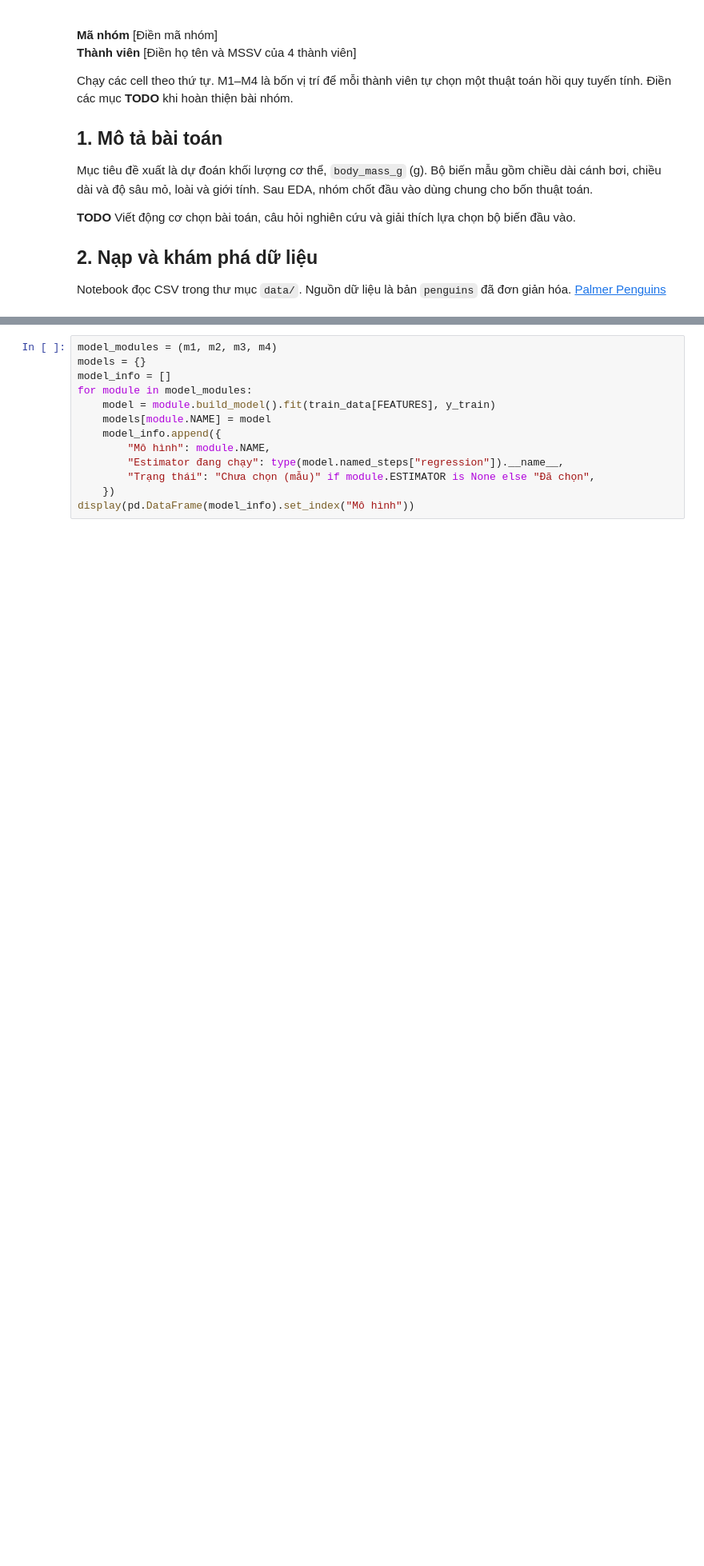
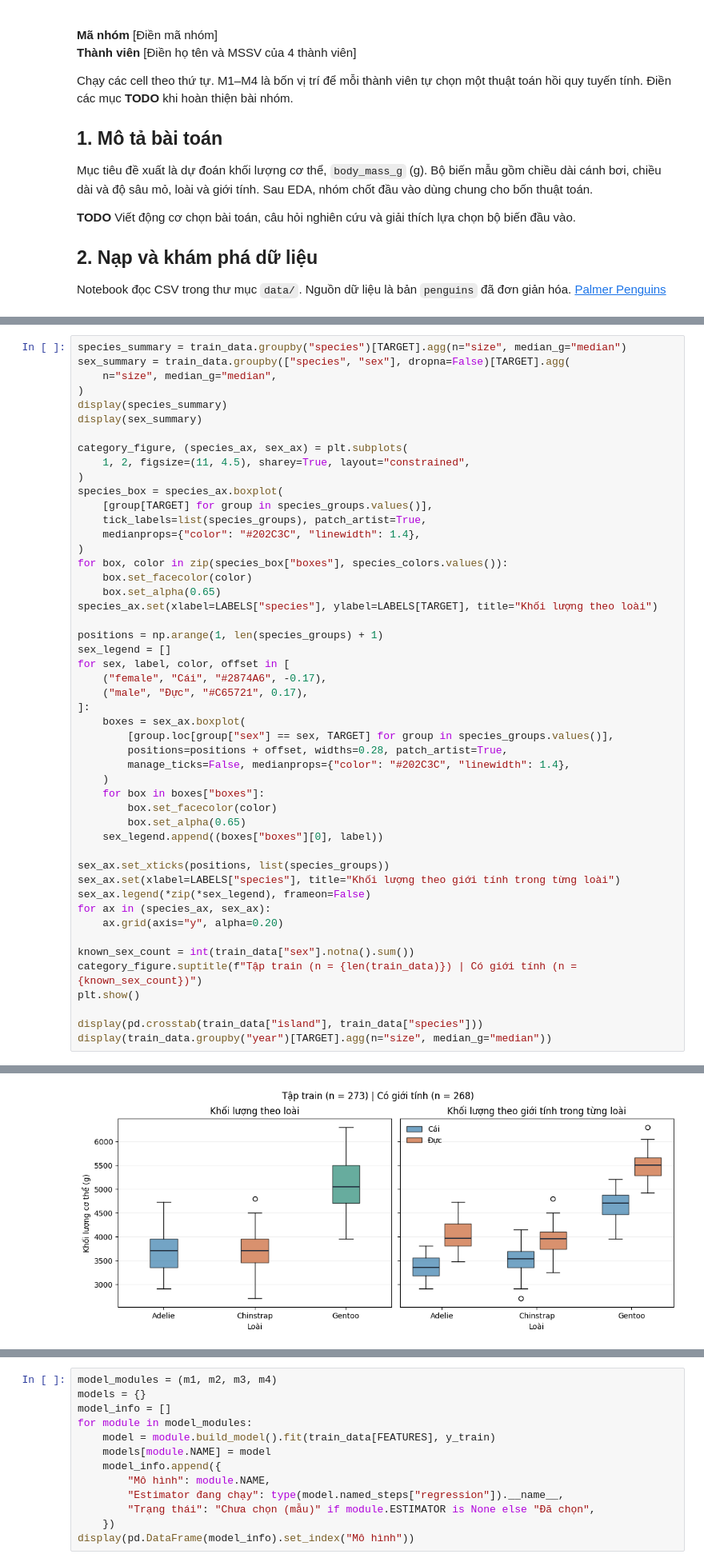
Before and after one commit to phuctran33/regression-lab01, a Jupyter notebook: source/lab01.ipynb, the cells around one changed output, grey strips where cells are left out. Shown at 80% size. Saved outputs shown, nothing was run; the diff lists cells and outputs as text; blank space fills up the shorter version.

```diff
--- a/source/lab01.ipynb
+++ b/source/lab01.ipynb
@@ -78,0 +149,50 @@ plt.show()
+# %%
+species_summary = train_data.groupby("species")[TARGET].agg(n="size", median_g="median")
+sex_summary = train_data.groupby(["species", "sex"], dropna=False)[TARGET].agg(
+    n="size", median_g="median",
+)
+display(species_summary)
+display(sex_summary)
+
+category_figure, (species_ax, sex_ax) = plt.subplots(
+    1, 2, figsize=(11, 4.5), sharey=True, layout="constrained",
+)
+species_box = species_ax.boxplot(
+    [group[TARGET] for group in species_groups.values()],
+    tick_labels=list(species_groups), patch_artist=True,
+    medianprops={"color": "#202C3C", "linewidth": 1.4},
+)
+for box, color in zip(species_box["boxes"], species_colors.values()):
+    box.set_facecolor(color)
+    box.set_alpha(0.65)
+species_ax.set(xlabel=LABELS["species"], ylabel=LABELS[TARGET], title="Khối lượng theo loài")
+
+positions = np.arange(1, len(species_groups) + 1)
+sex_legend = []
+for sex, label, color, offset in [
+    ("female", "Cái", "#2874A6", -0.17),
+    ("male", "Đực", "#C65721", 0.17),
+]:
+    boxes = sex_ax.boxplot(
+        [group.loc[group["sex"] == sex, TARGET] for group in species_groups.values()],
+        positions=positions + offset, widths=0.28, patch_artist=True,
+        manage_ticks=False, medianprops={"color": "#202C3C", "linewidth": 1.4},
+    )
+    for box in boxes["boxes"]:
+        box.set_facecolor(color)
+        box.set_alpha(0.65)
+    sex_legend.append((boxes["boxes"][0], label))
+
+sex_ax.set_xticks(positions, list(species_groups))
+sex_ax.set(xlabel=LABELS["species"], title="Khối lượng theo giới tính trong từng loài")
+sex_ax.legend(*zip(*sex_legend), frameon=False)
+for ax in (species_ax, sex_ax):
+    ax.grid(axis="y", alpha=0.20)
+
+known_sex_count = int(train_data["sex"].notna().sum())
+category_figure.suptitle(f"Tập train (n = {len(train_data)}) | Có giới tính (n = {known_sex_count})")
+plt.show()
+
+display(pd.crosstab(train_data["island"], train_data["species"]))
+display(train_data.groupby("year")[TARGET].agg(n="size", median_g="median"))
+# %% [output]
@@ -78,0 +214 @@ plt.show()
+[figure, added]
```
Also changed, not shown: parts of 6 cells of this notebook, 3 other files.
